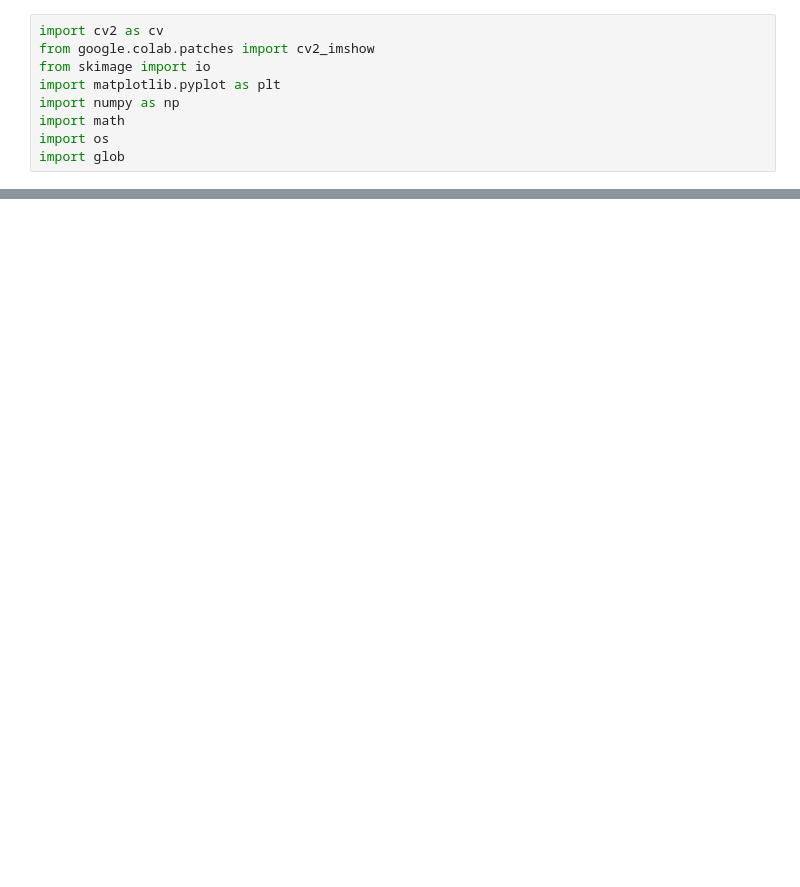
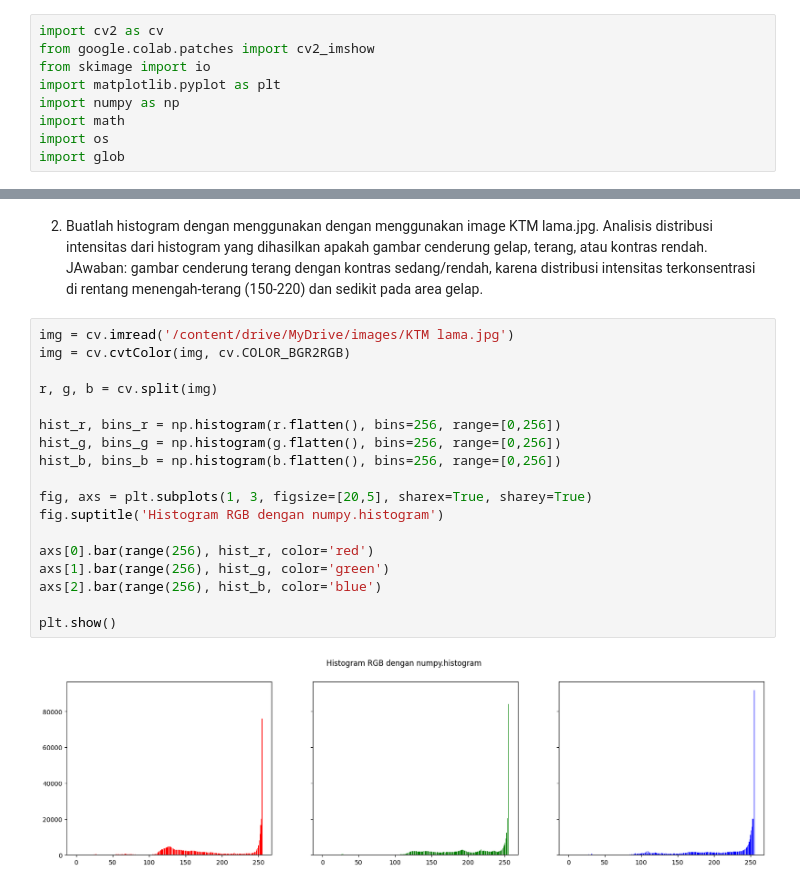
Before and after one commit to soulqan/PCVK_GANJIL_2025, a Jupyter notebook: WEEK5_28.ipynb, the cells around one changed output, grey strips where cells are left out. Saved outputs shown, nothing was run; the diff lists cells and outputs as text; blank space fills up the shorter version.

```diff
--- a/WEEK5_28.ipynb
+++ b/WEEK5_28.ipynb
@@ -73,0 +73,25 @@ plt.show()
+# %% [markdown]
+2. Buatlah histogram dengan menggunakan dengan menggunakan image KTM lama.jpg.
+Analisis distribusi intensitas dari histogram yang dihasilkan apakah gambar cenderung
+gelap, terang, atau kontras rendah.
+JAwaban: gambar cenderung terang dengan kontras sedang/rendah, karena distribusi intensitas terkonsentrasi di rentang menengah-terang (150-220) dan sedikit pada area gelap.
+# %%
+img = cv.imread('/content/drive/MyDrive/images/KTM lama.jpg')
+img = cv.cvtColor(img, cv.COLOR_BGR2RGB)
+
+r, g, b = cv.split(img)
+
+hist_r, bins_r = np.histogram(r.flatten(), bins=256, range=[0,256])
+hist_g, bins_g = np.histogram(g.flatten(), bins=256, range=[0,256])
+hist_b, bins_b = np.histogram(b.flatten(), bins=256, range=[0,256])
+
+fig, axs = plt.subplots(1, 3, figsize=[20,5], sharex=True, sharey=True)
+fig.suptitle('Histogram RGB dengan numpy.histogram')
+
+axs[0].bar(range(256), hist_r, color='red')
+axs[1].bar(range(256), hist_g, color='green')
+axs[2].bar(range(256), hist_b, color='blue')
+
+plt.show()
+# %% [output]
+[figure, added]
```
Also changed, not shown: parts of 12 cells of this notebook.
